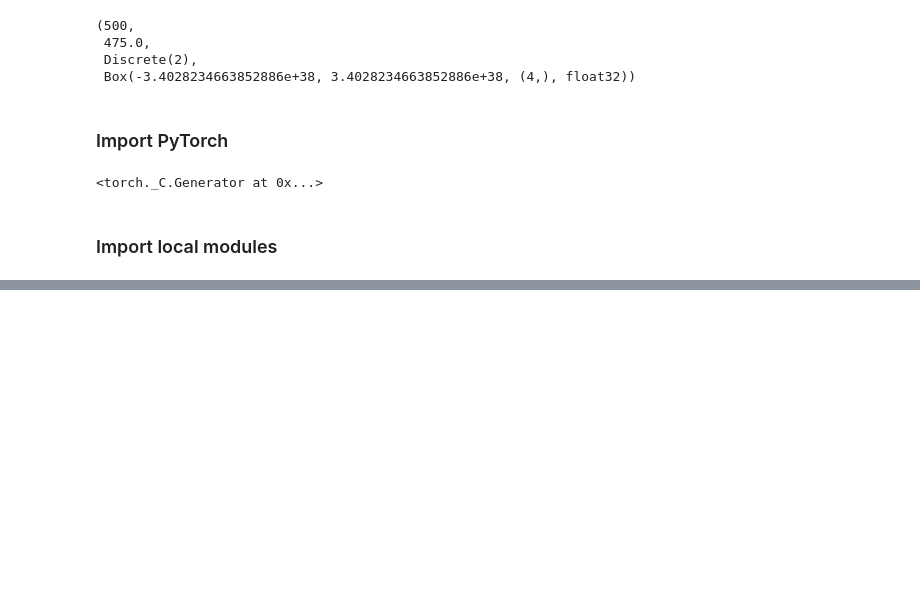
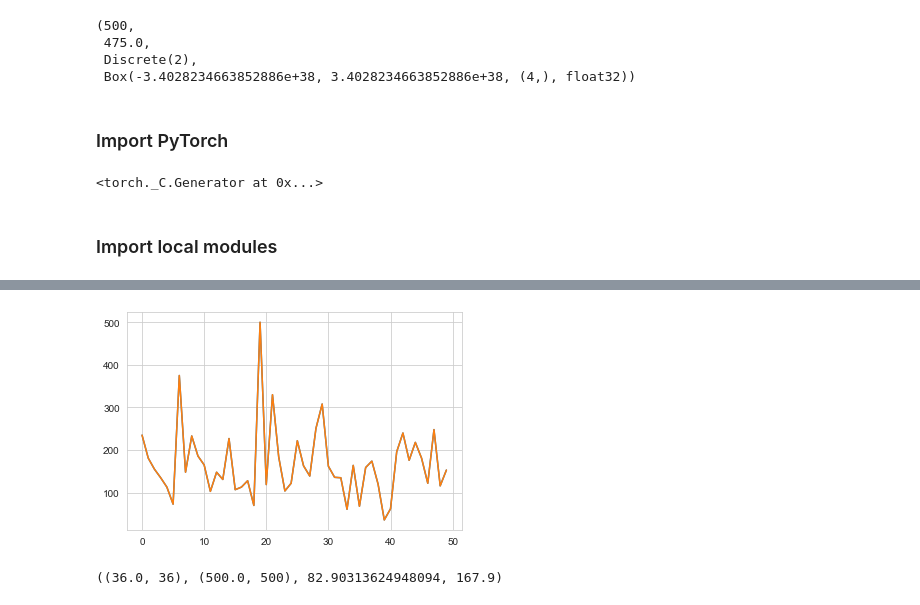
Before and after one commit to feiphoon/inm707-joint-coursework, a Jupyter notebook: src/cartpole/actor_critic_evaluation.ipynb, the cells around one changed output, grey strips where cells are left out. Drawn from its saved outputs; the diff is of its cells as text; code cells hidden in the pictures; blank space fills up the shorter version.

```diff
--- a/src/cartpole/actor_critic_evaluation.ipynb
+++ b/src/cartpole/actor_critic_evaluation.ipynb
@@ -304,0 +333,19 @@ min(experiment_rewards), max(experiment_rewards), np.std(experiment_rewards), np
+# %%
+# TODO: make results folders with timestamp
+# TODO: Rename the model files with hyperparameters
+# TODO: Save and name the graphs/plots with hyperparameters
+
+# Specify a path
+PATH = "results/entire_model.pt"
+
+# Save
+torch.save(model, PATH)
+
+# Load
+model_load = torch.load(PATH)
+model_load.eval()
+
+model_load.state_dict()
+
+model_load_env = gym.make("CartPole-v1")
+state = model_load_env.reset()
@@ -304,0 +370,18 @@ min(experiment_rewards), max(experiment_rewards), np.std(experiment_rewards), np
+# %%
+model_load_env = gym.make("CartPole-v1")
+
+model_load_total_rewards = []
+
+for _ in range(50):
+    model_load_rewards = sample_one_episode(env=model_load_env,model=model_load)
+    model_load_total_rewards.append(model_load_rewards)
+
+model_load_total_rewards
+
+plt.plot(model_load_total_rewards);
+# %% [output]
+[figure, added]
+# %%
+min(model_load_total_rewards), max(model_load_total_rewards), np.std(model_load_total_rewards), np.mean(model_load_total_rewards)
+# %% [output]
+((36.0, 36), (500.0, 500), 82.90313624948094, 167.9)
```
Also changed, not shown: parts of 9 cells of this notebook.
